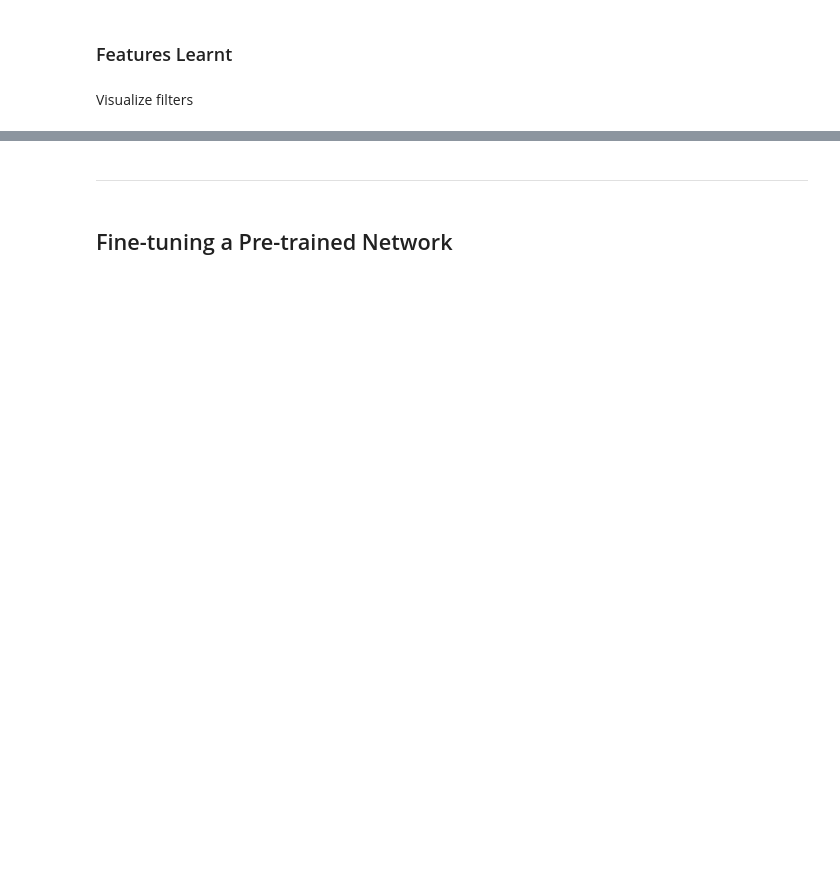
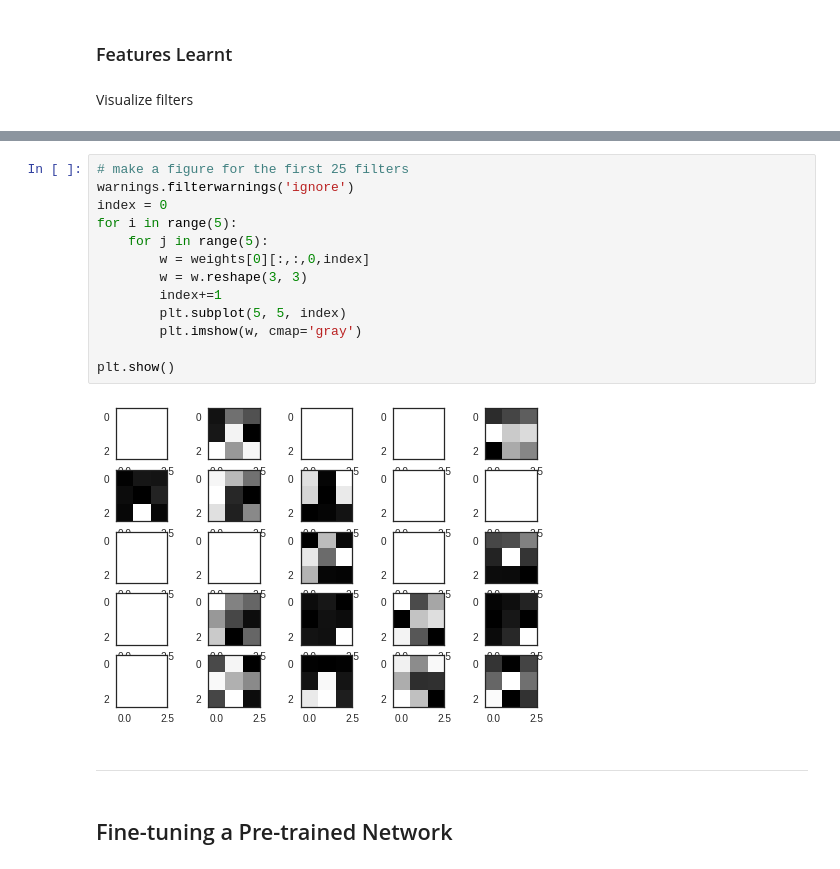
Before and after one commit to greenore/deep-learning-project, a Jupyter notebook: milestone4/Milestone4.ipynb, the cells around one changed output, grey strips where cells are left out. Cells and saved outputs as stored; diff of their text form; blank space fills up the shorter version.

```diff
--- a/milestone4/Milestone4.ipynb
+++ b/milestone4/Milestone4.ipynb
@@ -358,3 +454,18 @@ Visualize filters
+# %%
+# make a figure for the first 25 filters
+warnings.filterwarnings('ignore')
+index = 0
+for i in range(5):
+    for j in range(5):
+        w = weights[0][:,:,0,index]
+        w = w.reshape(3, 3)
+        index+=1
+        plt.subplot(5, 5, index)
+        plt.imshow(w, cmap='gray')
+
+plt.show()
+# %% [output]
+[figure, added]
 # %% [markdown]
 ---
 # %% [markdown]
```
Also changed, not shown: parts of 60 cells of this notebook.
